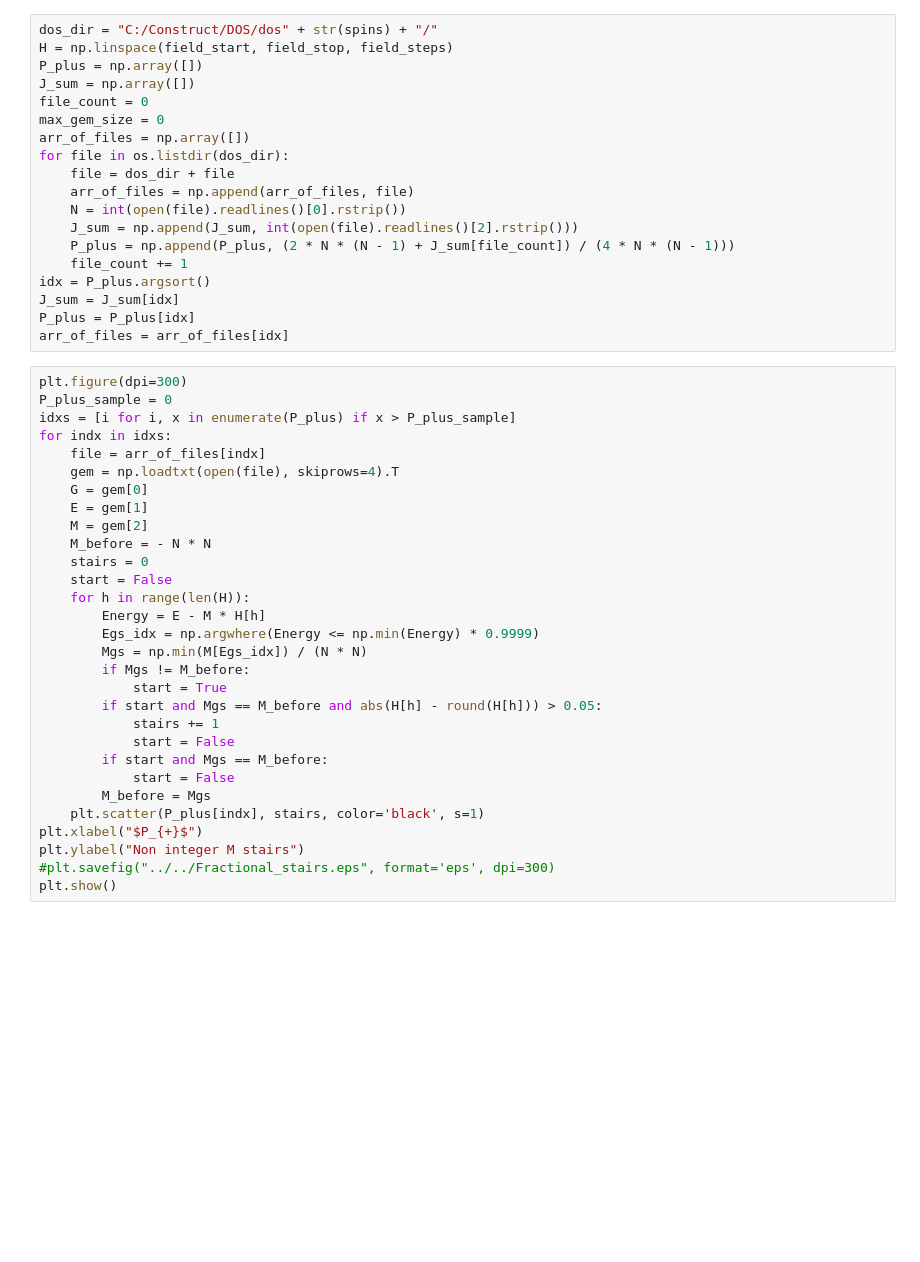
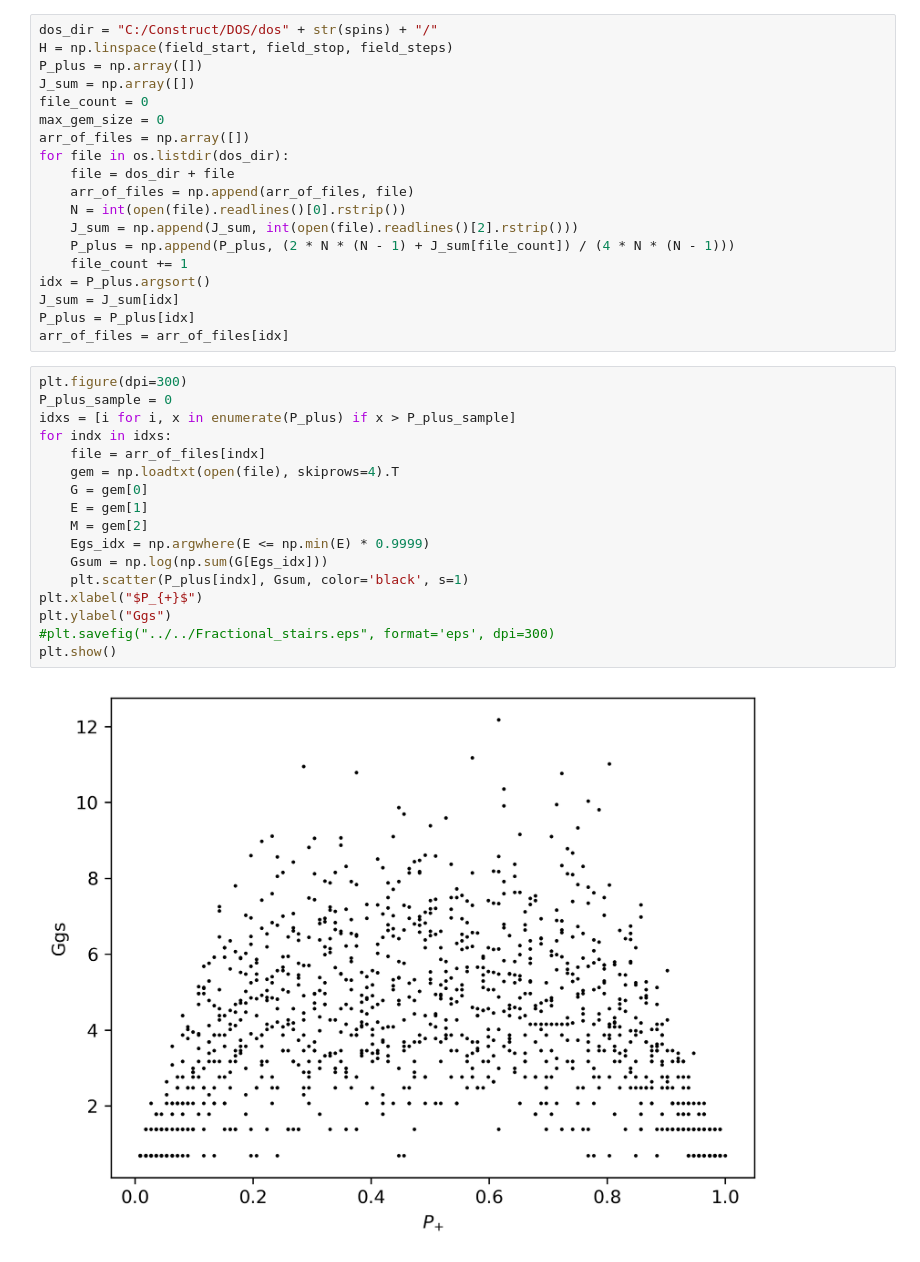
Before and after one commit to feirime/Ground-state-search-2D-Ising-model, a Jupyter notebook: images/scripts_and_programs/Entropy/Ggs.ipynb, the cells around one changed output. Cells and saved outputs as stored; diff of their text form; blank space fills up the shorter version.

```diff
--- a/images/scripts_and_programs/Entropy/Ggs.ipynb
+++ b/images/scripts_and_programs/Entropy/Ggs.ipynb
@@ -31,30 +31,19 @@ arr_of_files = arr_of_files[idx]
 # %%
 plt.figure(dpi=300)
 P_plus_sample = 0
 idxs = [i for i, x in enumerate(P_plus) if x > P_plus_sample]
 for indx in idxs:
     file = arr_of_files[indx]
     gem = np.loadtxt(open(file), skiprows=4).T
     G = gem[0]
     E = gem[1]
     M = gem[2]
-    M_before = - N * N
-    stairs = 0
-    start = False
-    for h in range(len(H)):
-        Energy = E - M * H[h]
-        Egs_idx = np.argwhere(Energy <= np.min(Energy) * 0.9999)
-        Mgs = np.min(M[Egs_idx]) / (N * N)
-        if Mgs != M_before:
-            start = True
-        if start and Mgs == M_before and abs(H[h] - round(H[h])) > 0.05:
-            stairs += 1
-            start = False
-        if start and Mgs == M_before:
-            start = False
-        M_before = Mgs
-    plt.scatter(P_plus[indx], stairs, color='black', s=1)
+    Egs_idx = np.argwhere(E <= np.min(E) * 0.9999)
+    Gsum = np.log(np.sum(G[Egs_idx]))
+    plt.scatter(P_plus[indx], Gsum, color='black', s=1)
 plt.xlabel("$P_{+}$")
-plt.ylabel("Non integer M stairs")
+plt.ylabel("Ggs")
 #plt.savefig("../../Fractional_stairs.eps", format='eps', dpi=300)
 plt.show()
+# %% [output]
+[figure, added]
```
Also changed, not shown: 1 other file.
